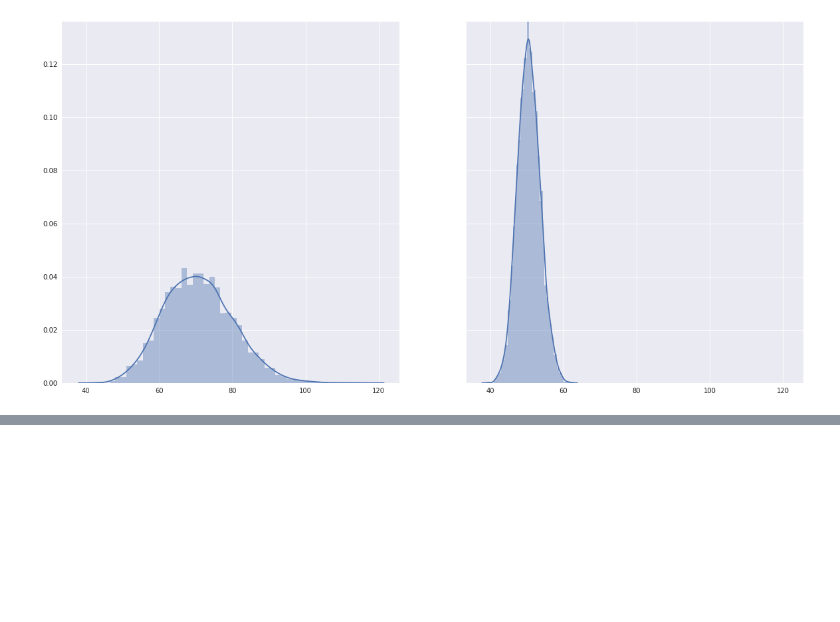
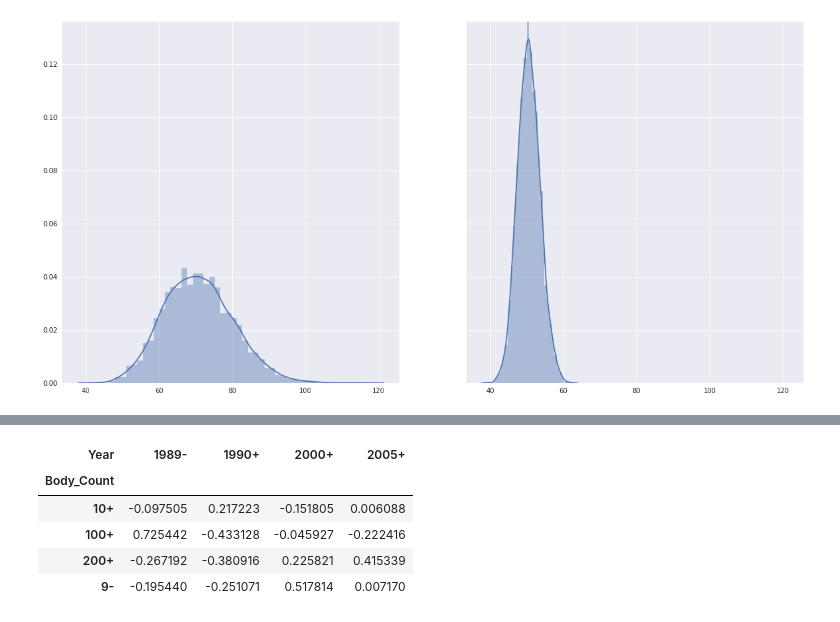
Before and after one commit to Euphe/data_analysis_project, a Jupyter notebook: HW_Mirkin.ipynb, the cells around one changed output, grey strips where cells are left out. Cells and saved outputs as stored; diff of their text form; code cells hidden in the pictures; blank space fills up the shorter version.

```diff
--- a/HW_Mirkin.ipynb
+++ b/HW_Mirkin.ipynb
@@ -169,0 +247,9 @@ sns.distplot(bootstrap_means(cluster_1.Body_Count), ax=axes[1])
+# %%
+make_quetelet(contingency_table_year_bodies)
+# %% [output]
+| Year | 1989- | 1990+ | 2000+ | 2005+ |
+| Body_Count |  |  |  |  |
+| 10+ | -0.097505 | 0.217223 | -0.151805 | 0.006088 |
+| 100+ | 0.725442 | -0.433128 | -0.045927 | -0.222416 |
+| 200+ | -0.267192 | -0.380916 | 0.225821 | 0.415339 |
+| 9- | -0.195440 | -0.251071 | 0.517814 | 0.007170 |
```
Also changed, not shown: parts of 5 cells of this notebook.
